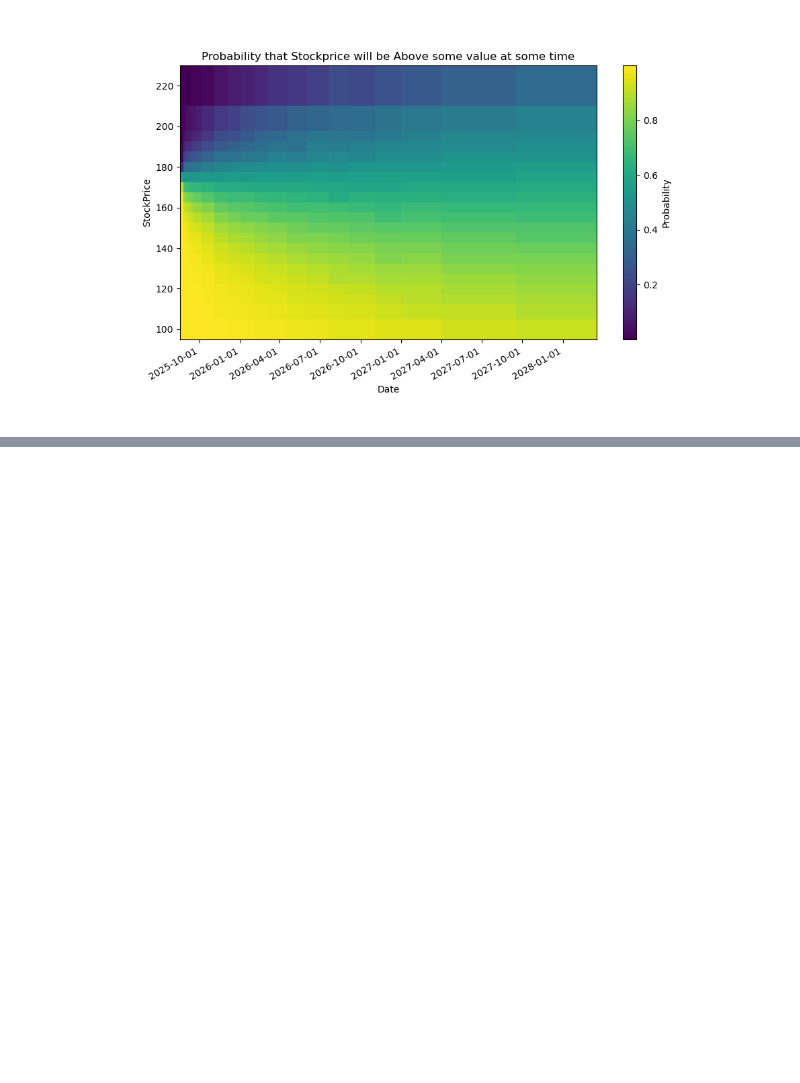
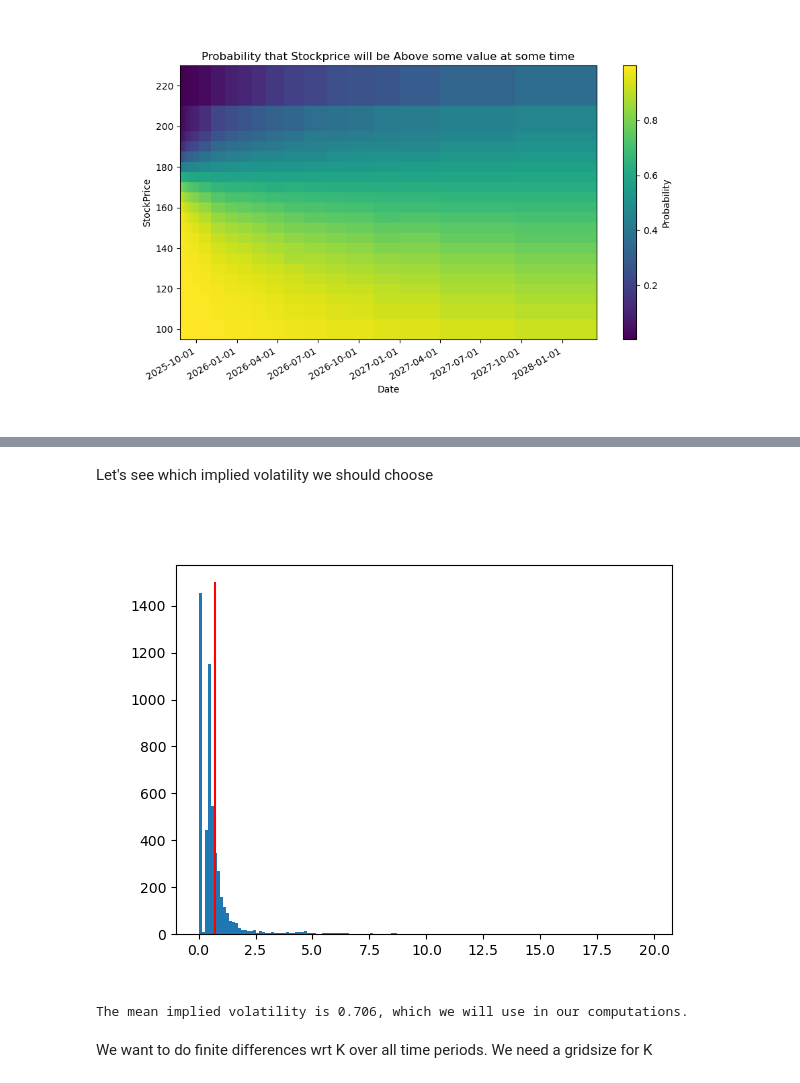
Before and after one commit to SeanDisaro/QuantCodingProjects, a Jupyter notebook: PlotProbabilitesNvidia_UpDown.ipynb, the cells around one changed output, grey strips where cells are left out. Cells and saved outputs as stored; diff of their text form; code cells hidden in the pictures; blank space fills up the shorter version.

```diff
--- a/PlotProbabilitesNvidia_UpDown.ipynb
+++ b/PlotProbabilitesNvidia_UpDown.ipynb
@@ -138,0 +147,25 @@ plt.show()
+# %% [markdown]
+Let's see which implied volatility we should choose
+# %%
+IVs = []
+for i in range(len(expiry_dates)):
+    calls = ticker.option_chain(expiry_dates[i]).calls
+    puts = ticker.option_chain(expiry_dates[i]).puts
+    calls_IVs = calls["impliedVolatility"].to_list()
+    puts_IVs = puts["impliedVolatility"].to_list()
+    IVs = IVs + calls_IVs + puts_IVs
+
+iv_mean = np.mean(IVs)
+# %%
+plt.clf()
+plt.hist(IVs, bins=150)
+
+plt.vlines(iv_mean, ymin=0, ymax=1500, colors="red")
+plt.title("Histogram implied volatilites observed for different options")
+plt.show()
+# %% [output]
+[figure, added]
+# %%
+print(f"The mean implied volatility is {round(iv_mean,3 )}, which we will use in our computations.")
+# %% [output]
+The mean implied volatility is 0.706, which we will use in our computations.
@@ -138,0 +181,2 @@ plt.show()
+# %% [markdown]
+We want to do finite differences wrt K over all time periods. We need a gridsize for K
```
Also changed, not shown: parts of 14 cells of this notebook, 9 other files.
